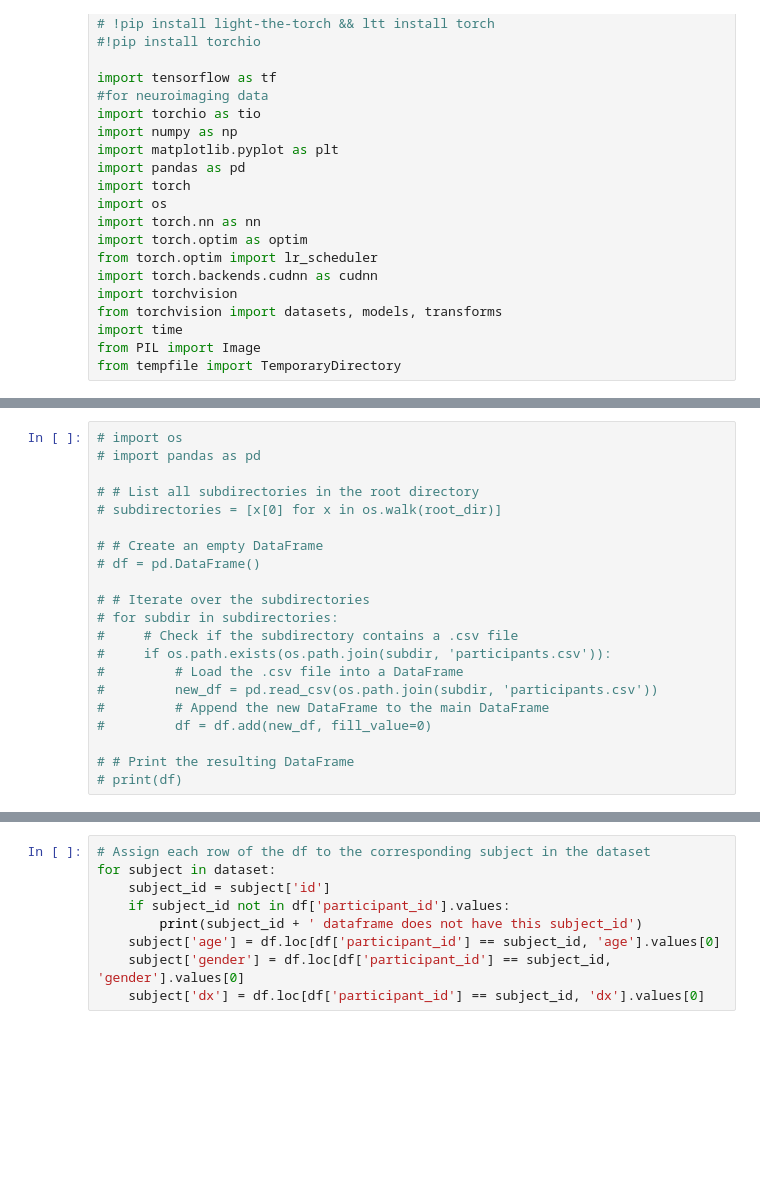
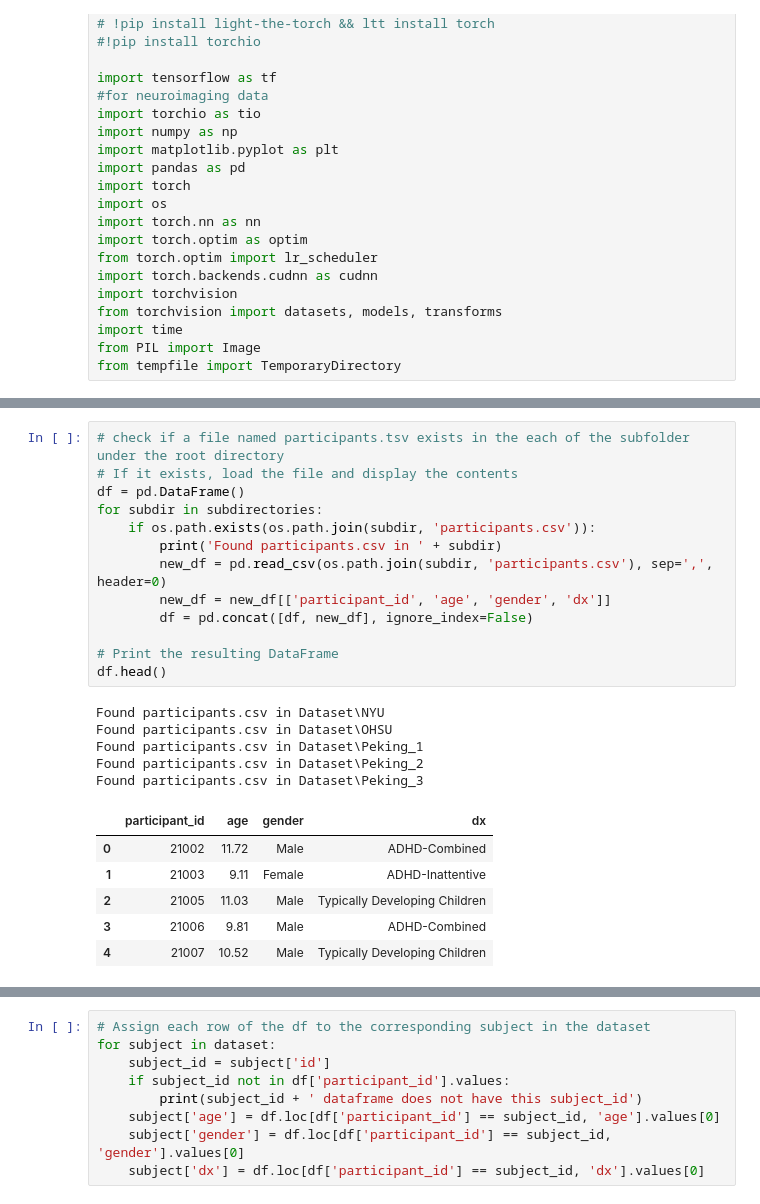
Before and after one commit to angelodelapaz/MLFinalProject, a Jupyter notebook: Profiling.ipynb, the cells around one changed output, grey strips where cells are left out. Cells and saved outputs as stored; diff of their text form; blank space fills up the shorter version.

```diff
--- a/Profiling.ipynb
+++ b/Profiling.ipynb
@@ -71,23 +71,27 @@ ID: 1038415
 First Image Dimensions in Dataset:
 (128, 256, 256)
 # %%
-# import os
-# import pandas as pd
+# check if a file named participants.tsv exists in the each of the subfolder under the root directory
+# If it exists, load the file and display the contents
+df = pd.DataFrame()
+for subdir in subdirectories:
+    if os.path.exists(os.path.join(subdir, 'participants.csv')):
+        print('Found participants.csv in ' + subdir)
+        new_df = pd.read_csv(os.path.join(subdir, 'participants.csv'), sep=',', header=0)
+        new_df = new_df[['participant_id', 'age', 'gender', 'dx']]
+        df = pd.concat([df, new_df], ignore_index=False)
 
-# # List all subdirectories in the root directory
-# subdirectories = [x[0] for x in os.walk(root_dir)]
-
-# # Create an empty DataFrame
-# df = pd.DataFrame()
-
-# # Iterate over the subdirectories
-# for subdir in subdirectories:
-#     # Check if the subdirectory contains a .csv file
-#     if os.path.exists(os.path.join(subdir, 'participants.csv')):
-#         # Load the .csv file into a DataFrame
-#         new_df = pd.read_csv(os.path.join(subdir, 'participants.csv'))
-#         # Append the new DataFrame to the main DataFrame
-#         df = df.add(new_df, fill_value=0)
-
-# # Print the resulting DataFrame
-# print(df)
+# Print the resulting DataFrame
+df.head()
+# %% [output]
+Found participants.csv in Dataset\NYU
+Found participants.csv in Dataset\OHSU
+Found participants.csv in Dataset\Peking_1
+Found participants.csv in Dataset\Peking_2
+Found participants.csv in Dataset\Peking_3
+|  | participant_id | age | gender | dx |
+| 0 | 21002 | 11.72 | Male | ADHD-Combined |
+| 1 | 21003 | 9.11 | Female | ADHD-Inattentive |
+| 2 | 21005 | 11.03 | Male | Typically Developing Children |
+| 3 | 21006 | 9.81 | Male | ADHD-Combined |
+| 4 | 21007 | 10.52 | Male | Typically Developing Children |
```
Also changed, not shown: parts of 10 cells of this notebook, 2 other files.
